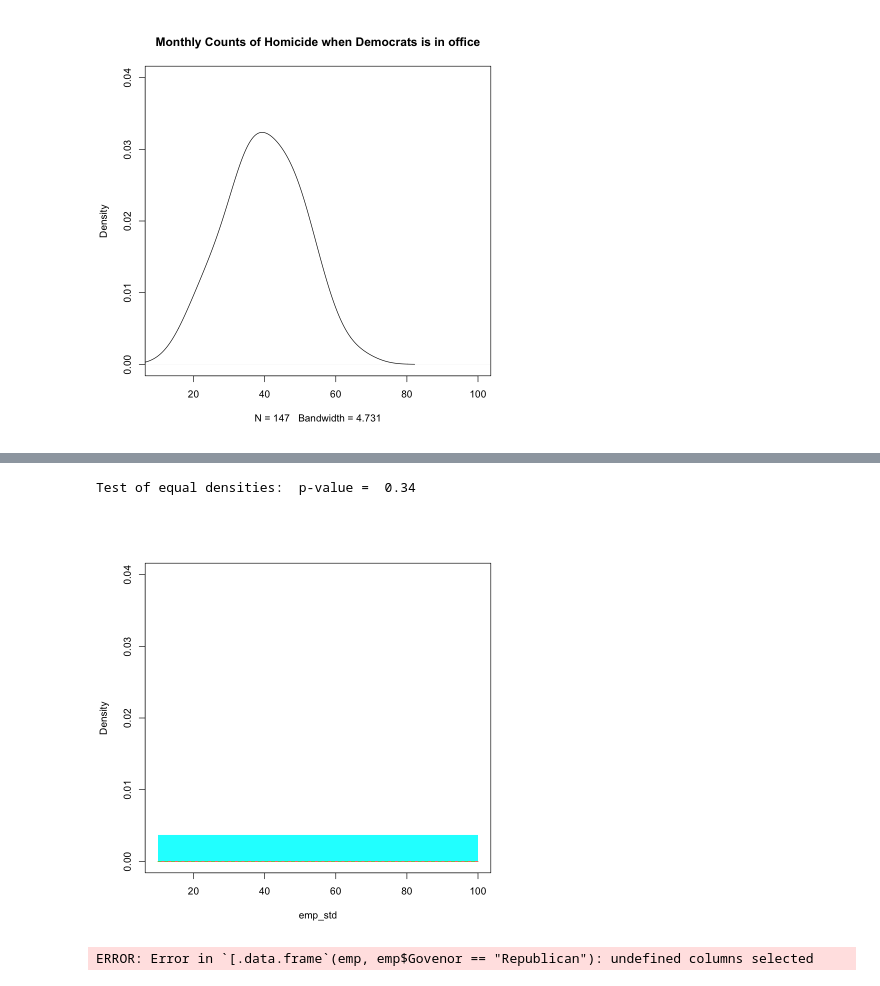
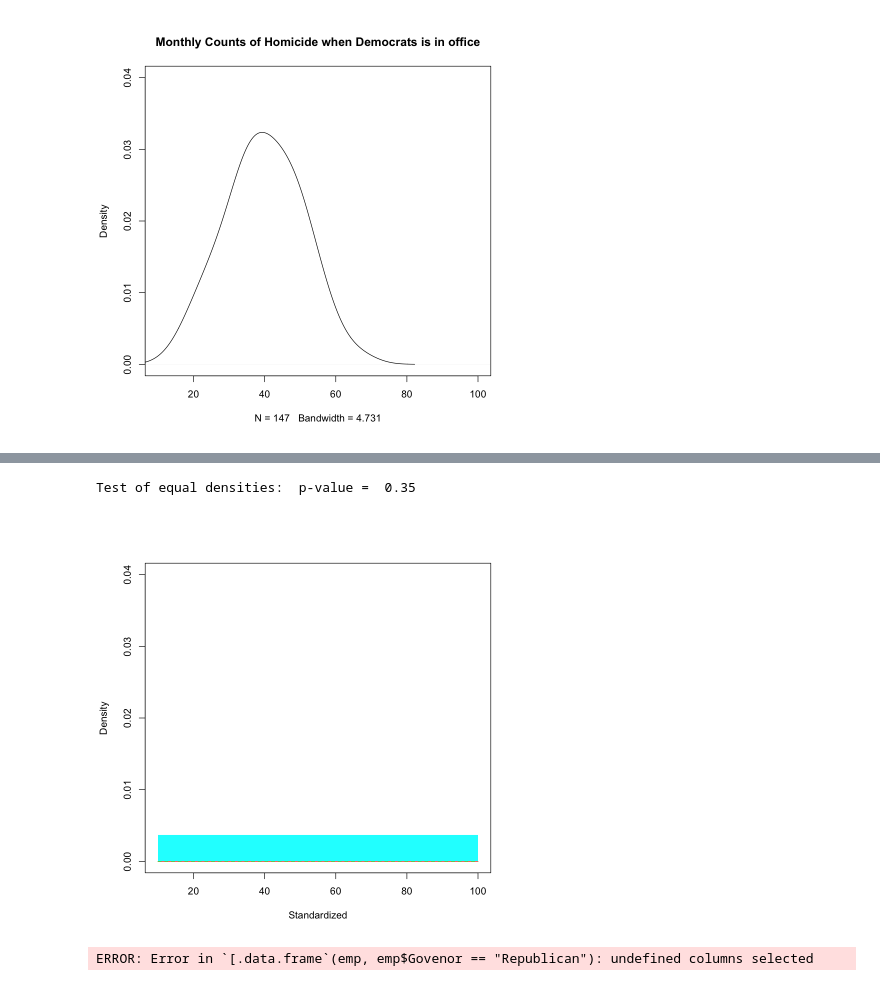
Before and after one commit to aporter1350/nonparametrics, a Jupyter notebook: code/Project.ipynb, the cells around one changed output, grey strips where cells are left out. Drawn from its saved outputs; the diff is of its cells as text; code cells hidden in the pictures.

```diff
--- a/code/Project.ipynb
+++ b/code/Project.ipynb
@@ -51,29 +52,29 @@ Test of equal densities:  p-value =  0
 # %%
 #rep
 #dem
 mean_rep=mean(emp$MurderRate[emp$Govenor=='Republican'])
 mean_dem=mean(emp$MurderRate[emp$Govenor=='Democrat'])
 
 sd_rep=sd(emp$MurderRate[emp$Govenor=='Republican'])
 sd_dem=sd(emp$MurderRate[emp$Govenor=='Democrat'])
 
 emp_std=c((emp$MurderRate[emp$Govenor=='Republican']-mean_rep)/sd_rep,
           +(emp$MurderRate[emp$Govenor=='Democrat']-mean_dem)/sd_dem)
 
 
 
 r=bw.SJ(emp_std[emp$Govenor=='Republican'])
 d=bw.SJ(emp_std[emp$Govenor=='Democrat'])
 
 
 h=2*(1/r+1/d)^-1
 
 
 
-sm.density.compare(emp_std, group=emp$Govenor, model="equal", bw=h, nboot=10000, xlim=c(10,100), ylim=c(0,.04))
+sm.density.compare(emp_std, group=emp$Govenor, model="equal", bw=h, nboot=10000, xlim=c(10,100), ylim=c(0,.04), xlab='Standardized')
 # %% [output]
-Test of equal densities:  p-value =  0.34
+Test of equal densities:  p-value =  0.35
-[figure, old version]
+[figure, new version]
 # %%
 
 emp[emp$Govenor=='Republican']
```
Also changed, not shown: parts of 3 cells of this notebook, 3 other files.
